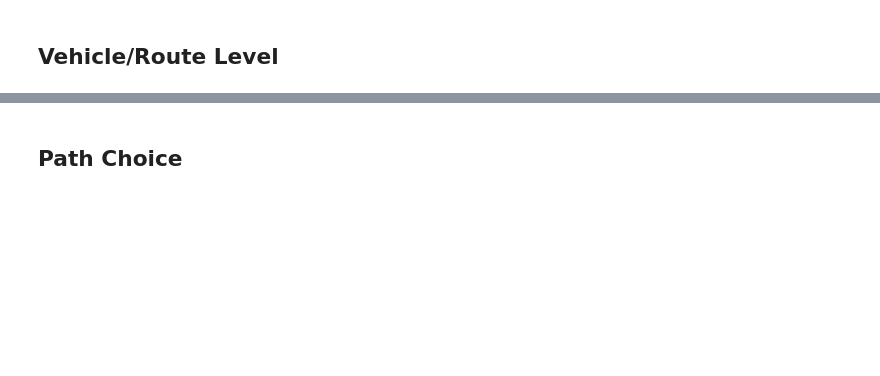
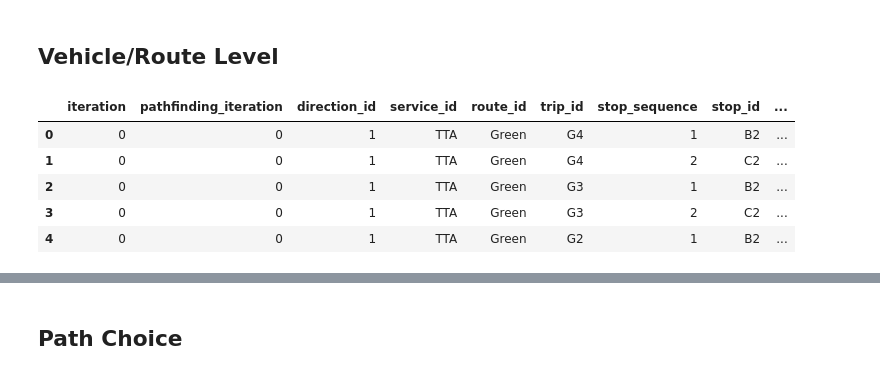
Before and after one commit to Fast-Trips/fast-trips-tutorial, a Jupyter notebook: Tutorial #1 - Simple Network, Single Trip.ipynb, the cells around one changed output, grey strips where cells are left out. Saved outputs shown, nothing was run; the diff lists cells and outputs as text; code cells hidden in the pictures; blank space fills up the shorter version.

```diff
--- a/Tutorial #1 - Simple Network, Single Trip.ipynb
+++ b/Tutorial #1 - Simple Network, Single Trip.ipynb
@@ -22,6 +16,6 @@ import pandas as pd
 # %%
-BASE_DIR         = r"/Users/elizabeth/Documents/urbanlabs/MTC/SHRP2/tutorial/tta"
-INPUT_NETWORKS   = os.path.join(BASE_DIR, r"input/network-simple")
-INPUT_DEMAND     = os.path.join(BASE_DIR, r"input/demand-single")
+BASE_DIR         = r"/Users/elizabeth/Documents/urbanlabs/MTC/SHRP2/tutorial"
+INPUT_NETWORKS   = os.path.join(BASE_DIR, r"tta/input/network-simple")
+INPUT_DEMAND     = os.path.join(BASE_DIR, r"tta/input/demand-single")
 # %% [markdown]
 ## Validate GTFS Feed
@@ -46,10 +72,10 @@ Note that if you run this more than once, you will probably need to go to `kerne
 import fasttrips
 from fasttrips import Run
 # %%
-INPUT_WEIGHTS    = os.path.join(BASE_DIR, r"input/demand-single/pathweight_ft.txt")
-RUN_CONFIG       = os.path.join(BASE_DIR, r"input/demand-single/config_ft.txt")
+INPUT_WEIGHTS    = os.path.join(BASE_DIR, r"tta/input/demand-single/pathweight_ft.txt")
+RUN_CONFIG       = os.path.join(BASE_DIR, r"tta/input/demand-single/config_ft.txt")
 OUTPUT_FOLDER    = r"test_simplenet_noOverlap"
-OUTPUT_DIR       = os.path.join(BASE_DIR, r"output")
+OUTPUT_DIR       = os.path.join(BASE_DIR, r"tta/output")
 ITERATIONS       = 1
 PATHFINDING_TYPE = "stochastic"
 OVERLAP          = "None"
@@ -78,10 +170,17 @@ output_notebook()
 # %%
 full_output_directory=os.path.join(OUTPUT_DIR,OUTPUT_FOLDER)
 vehicles_df = pd.read_csv(os.path.join(full_output_directory,"veh_trips.csv"),
                                        sep=",",
                                        parse_dates=['arrival_time', 'departure_time'],
                                        date_parser=lambda x: datetime.datetime.strptime(x, '%H:%M:%S') )
-#vehicles_df.head()
+vehicles_df.head()
+# %% [output]
+|  | iteration | pathfinding_iteration | direction_id | service_id | route_id | trip_id | stop_sequence | stop_id | ... |
+| 0 | 0 | 0 | 1 | TTA | Green | G4 | 1 | B2 | ... |
+| 1 | 0 | 0 | 1 | TTA | Green | G4 | 2 | C2 | ... |
+| 2 | 0 | 0 | 1 | TTA | Green | G3 | 1 | B2 | ... |
+| 3 | 0 | 0 | 1 | TTA | Green | G3 | 2 | C2 | ... |
+| 4 | 0 | 0 | 1 | TTA | Green | G2 | 1 | B2 | ... |
 # %%
 max_iteration     = vehicles_df['iteration'].max()
 max_pf_iteration  = vehicles_df['pathfinding_iteration'].max()
```
Also changed, not shown: parts of 26 cells of this notebook, 2 other files.
